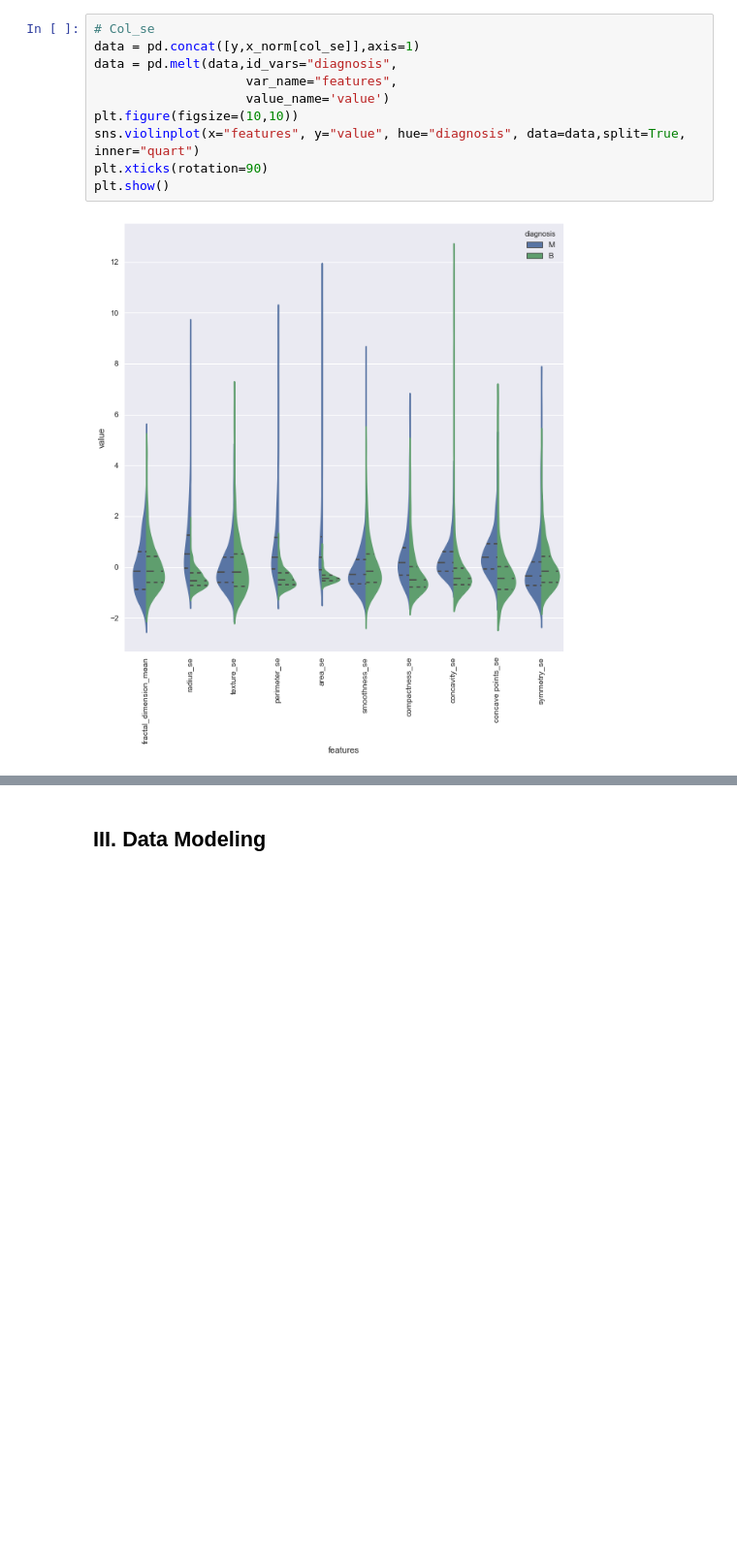
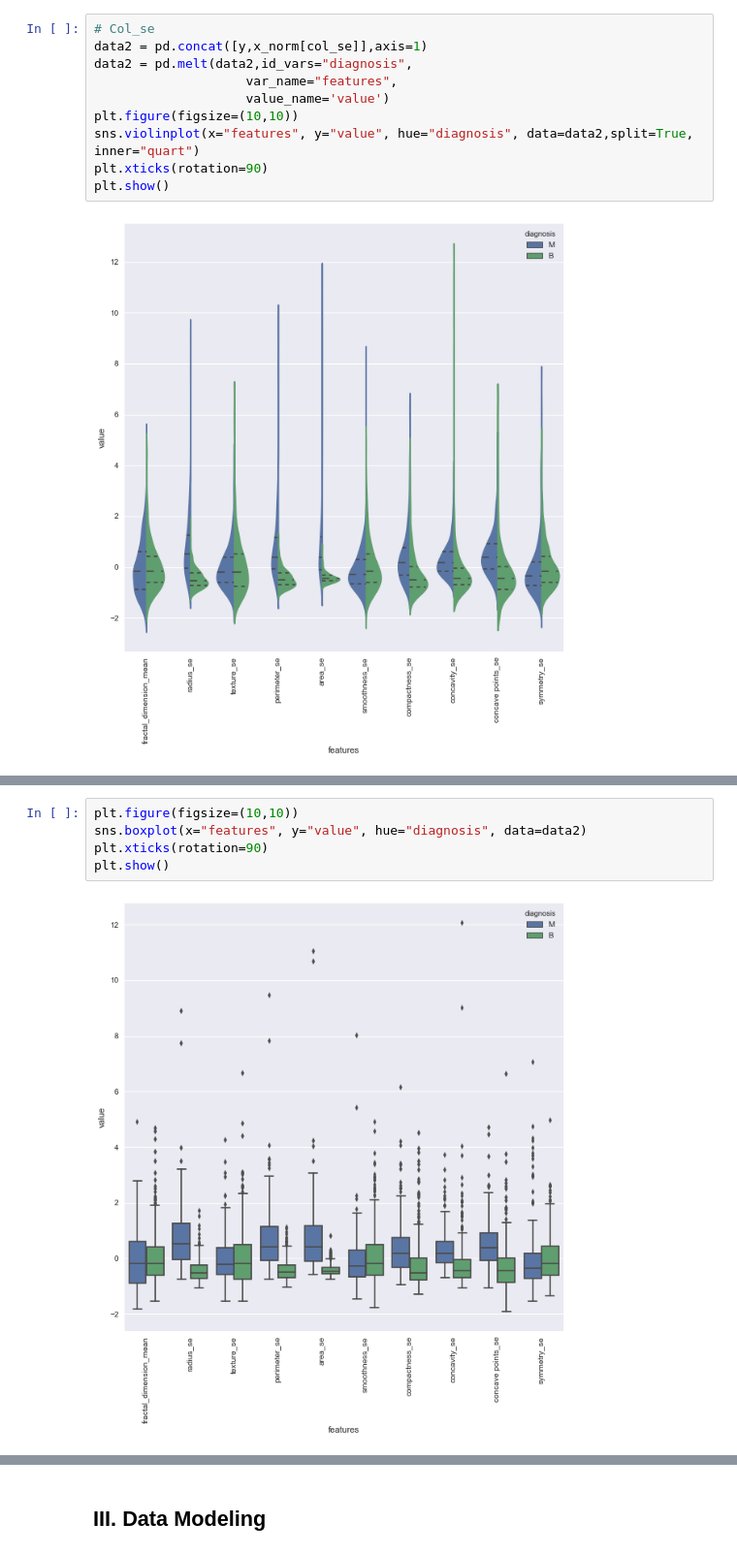
Before and after one commit to melissa-perez/MontyPython, a Jupyter notebook: STATS131 Project Report.ipynb, the cells around one changed output, grey strips where cells are left out. Shown: that part at 97% size. Cells and saved outputs as stored; diff of their text form; blank space fills up the shorter version.

```diff
--- a/STATS131 Project Report.ipynb
+++ b/STATS131 Project Report.ipynb
@@ -189,12 +220,12 @@ plt.show()
 (2) However, in features like __smoothness_mean, symmetry_mean, fractal_dimension_mean__ feature, median of the Malignant and Benign does not looks like separated, so they do not gives good information for classification.
 # %%
 # Col_se
-data = pd.concat([y,x_norm[col_se]],axis=1)
-data = pd.melt(data,id_vars="diagnosis",
+data2 = pd.concat([y,x_norm[col_se]],axis=1)
+data2 = pd.melt(data2,id_vars="diagnosis",
                     var_name="features",
                     value_name='value')
 plt.figure(figsize=(10,10))
-sns.violinplot(x="features", y="value", hue="diagnosis", data=data,split=True, inner="quart")
+sns.violinplot(x="features", y="value", hue="diagnosis", data=data2,split=True, inner="quart")
 plt.xticks(rotation=90)
 plt.show()
 # %% [output]
@@ -218,0 +260,7 @@ plt.show()
+# %%
+plt.figure(figsize=(10,10))
+sns.boxplot(x="features", y="value", hue="diagnosis", data=data2)
+plt.xticks(rotation=90)
+plt.show()
+# %% [output]
+[figure, added]
```
Also changed, not shown: parts of 22 cells of this notebook.
